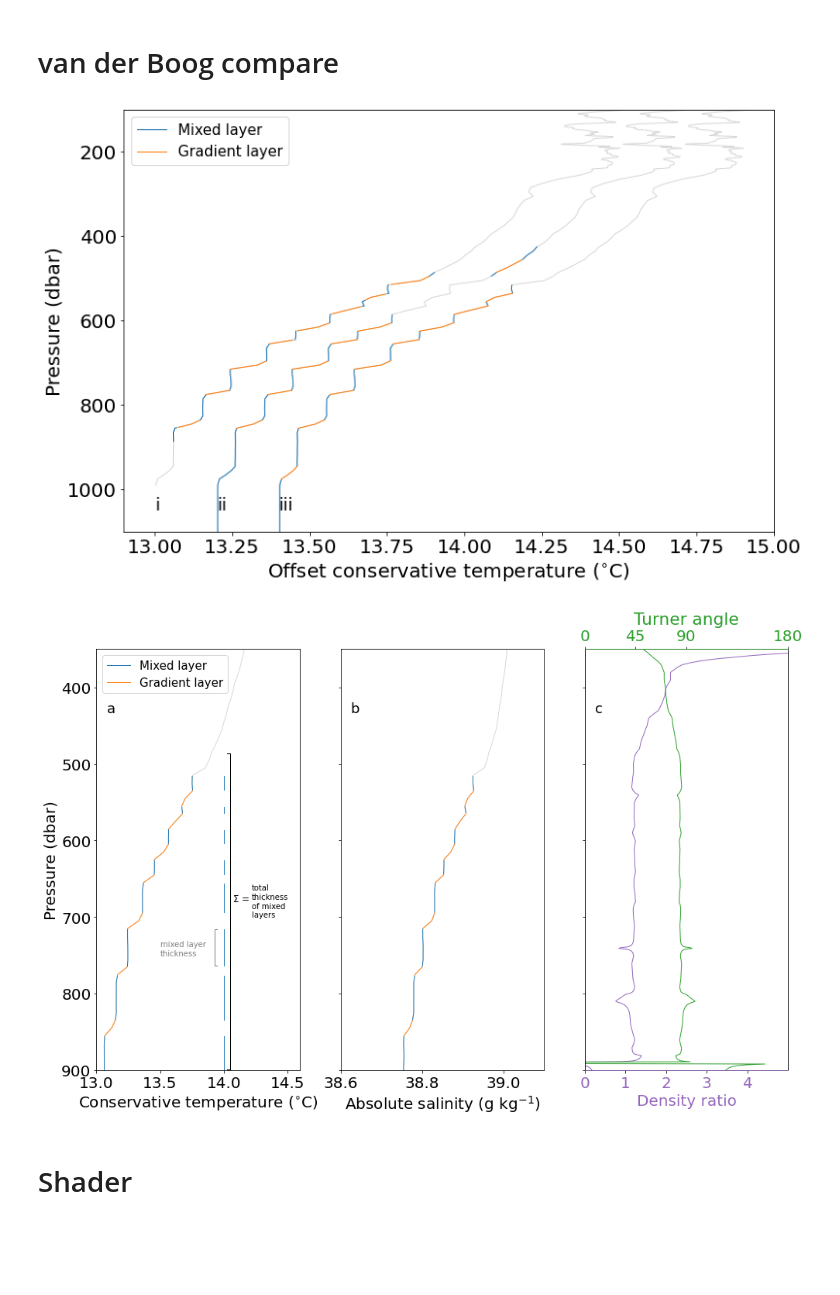
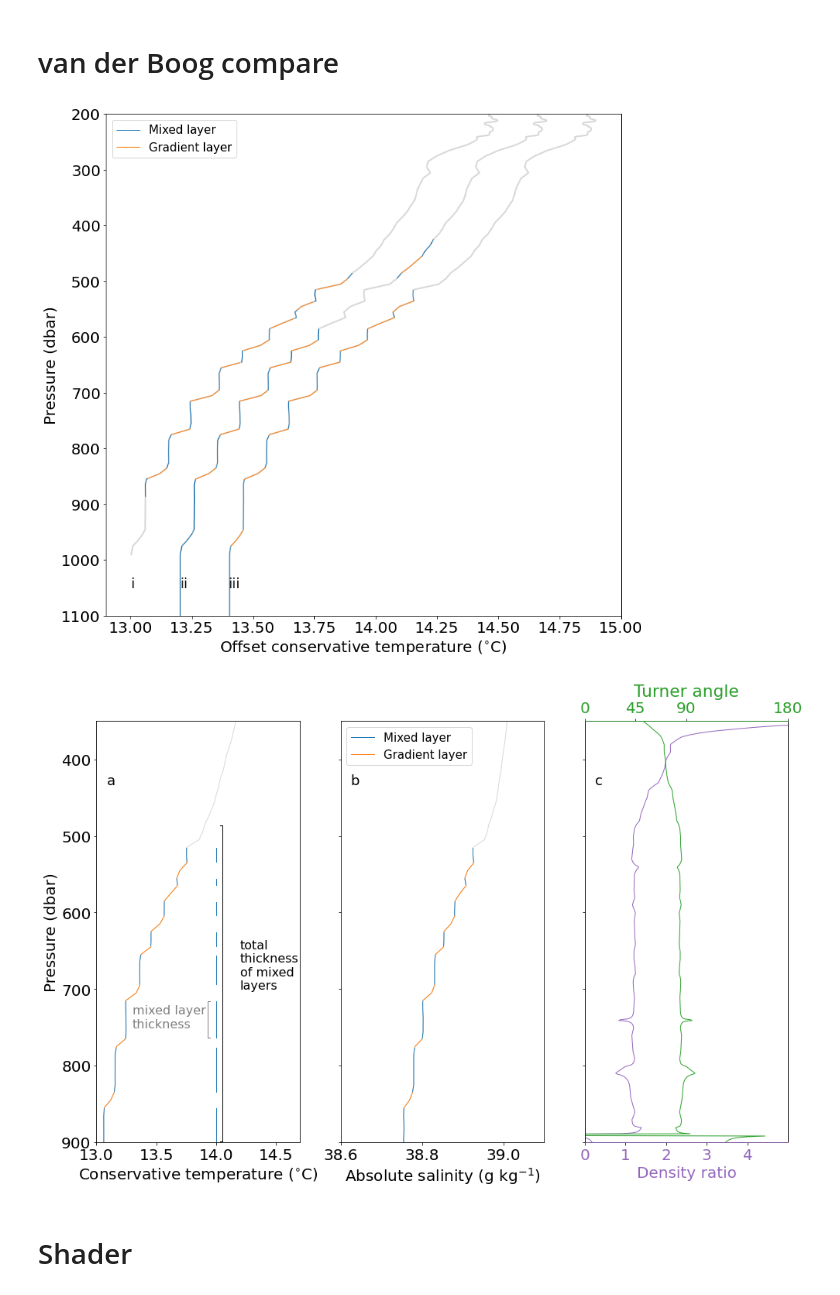
Before and after one commit to callumrollo/eurec4a-thermohaline-figures, a Jupyter notebook: create_figures.ipynb, the cells around one changed output. Drawn from its saved outputs; the diff is of its cells as text; code cells hidden in the pictures; blank space fills up the shorter version.

```diff
--- a/create_figures.ipynb
+++ b/create_figures.ipynb
@@ -561,36 +605,36 @@ savefig('obvs_compare')
 # %%
 df_callum_argo, mixes_callum_argo, grads_callum_argo = classify_staircase(ds_vdb.pressure.values,
                                                                           ds_vdb.ct.values[0],
                                                                           ds_vdb.sa.values[0])
 
 df_callum_argo_mod, mixes_callum_argo_mod, grads_callum_argo_mod = classify_staircase(ds_vdb.pressure.values,
                                                                           ds_vdb.ct.values[0],
                                                                           ds_vdb.sa.values[0],
                                                                           layer_height_ratio=0.9,
                                                                           ml_density_difference=0.001, ml_grad=0.00025 )
 
 
 
-fig, ax = plt.subplots(figsize=(12,8))
+fig, ax = plt.subplots(figsize=(12,12))
 offset=0.2
-ax.plot(ds_vdb.ct[0, :], ds_vdb.pressure, color='gray', alpha=0.3)
+ax.plot(ds_vdb.ct[0, :], ds_vdb.pressure, color='gray', alpha=0.3, linewidth=2)
 ax.plot(ds_vdb.ct[0,:] * ds_vdb.mask_ml_sf[0,:] / ds_vdb.mask_ml_sf[0,:], ds_vdb.pressure, color='C0', label='Mixed layer')
 ax.plot(ds_vdb.ct[0,:] * ds_vdb.mask_gl_sf[0,:] / ds_vdb.mask_gl_sf[0,:], ds_vdb.pressure, color='C1', label='Gradient layer')
-ax.plot(df_callum_argo.ct + offset, df_callum_argo.p, color='gray', alpha=0.3)
-ax.plot(df_callum_argo.ct + offset*2, df_callum_argo.p, color='gray', alpha=0.3)
+ax.plot(df_callum_argo.ct + offset, df_callum_argo.p, color='gray', alpha=0.3, linewidth=2)
+ax.plot(df_callum_argo.ct + offset*2, df_callum_argo.p, color='gray', alpha=0.3, linewidth=2)
 ax.plot(np.ma.array(df_callum_argo.ct, mask=df_callum_argo['mixed_layer_final_mask']) + offset, df_callum_argo.p, color='C0')
 ax.plot(np.ma.array(df_callum_argo.ct, mask=df_callum_argo['gradient_layer_final_mask']) + offset, df_callum_argo.p, color='C1')
 ax.plot(np.ma.array(df_callum_argo_mod.ct, mask=df_callum_argo_mod['mixed_layer_final_mask']) + offset*2, df_callum_argo_mod.p, color='C0')
 ax.plot(np.ma.array(df_callum_argo_mod.ct, mask=df_callum_argo_mod['gradient_layer_final_mask']) + offset*2, df_callum_argo_mod.p, color='C1')
-ax.set(xlim=(12.9, 15), ylim=(100, 1100), xlabel='Offset conservative temperature ($^{\circ}$C)', ylabel='Pressure (dbar)')
+ax.set(xlim=(12.9, 15), ylim=(200, 1100), xlabel='Offset conservative temperature ($^{\circ}$C)', ylabel='Pressure (dbar)')
 ax.legend()
 ax.text(13, 1050, 'i')
 ax.text(13.2, 1050, 'ii')
 ax.text(13.4, 1050, 'iii')
 ax.invert_yaxis()
 savefig('vdb_argo_comparison')
 # %% [output]
-[figure, old version]
+[figure, new version]
 # %%
 fig, ax = plt.subplots(1,3, sharey='row', figsize=(16,10))
 ax = ax.ravel()
@@ -616,24 +660,24 @@ ax1.spines['top'].set_color('C2')
 ax1.spines['bottom'].set_color('C4')
 
 ax1.set_xticklabels([0, 45, 90, 180], color='C2')
-ax[0].set(xlim=(13, 14.6), ylim=(350, 900), xlabel=labels['temp'], ylabel='Pressure (dbar)')
+ax[0].set(xlim=(13, 14.7), ylim=(350, 900), xlabel=labels['temp'], ylabel='Pressure (dbar)')
 ax[1].set(xlabel=labels['sal'], xlim=(38.6, 39.1))
-ax[0].legend()
+ax[1].legend()
 ax[0].invert_yaxis()
 
 mix_x = 14
 for i, mix in mixes_callum_argo_mod.iterrows():
     ax[0].plot([mix_x, mix_x], [mix.p_start, mix.p_end], color='C0')
-ax[0].text(13.5, 750, "mixed layer\nthickness", fontsize=10, color='gray')
-ax[0].text(14.07, 680, "$\\Sigma$ =", fontsize=12, color='k')
-ax[0].text(14.22, 700, "total\nthickness\nof mixed\nlayers", fontsize=10, color='k')
+ax[0].text(13.3, 750, "mixed layer\nthickness", fontsize=16, color='gray')
+#ax[0].text(14.07, 680, "$\\Sigma$ =", fontsize=14, color='k')
+ax[0].text(14.2, 700, "total\nthickness\nof mixed\nlayers", fontsize=16, color='k')
 ax[0].plot([14.03, 14.05, 14.05, 14.03], [899, 899, 486, 486], color='k')
 ax[0].plot([13.95, 13.93, 13.93, 13.95], [716, 716, 764, 764], color='gray')
 letterboxes(ax)
 
 savefig('staircase_example')
 # %% [output]
-[figure, old version]
+[figure, new version]
 # %% [markdown]
 # Shader
 # %%
```
Also changed, not shown: parts of 14 cells of this notebook, 1 other file.
